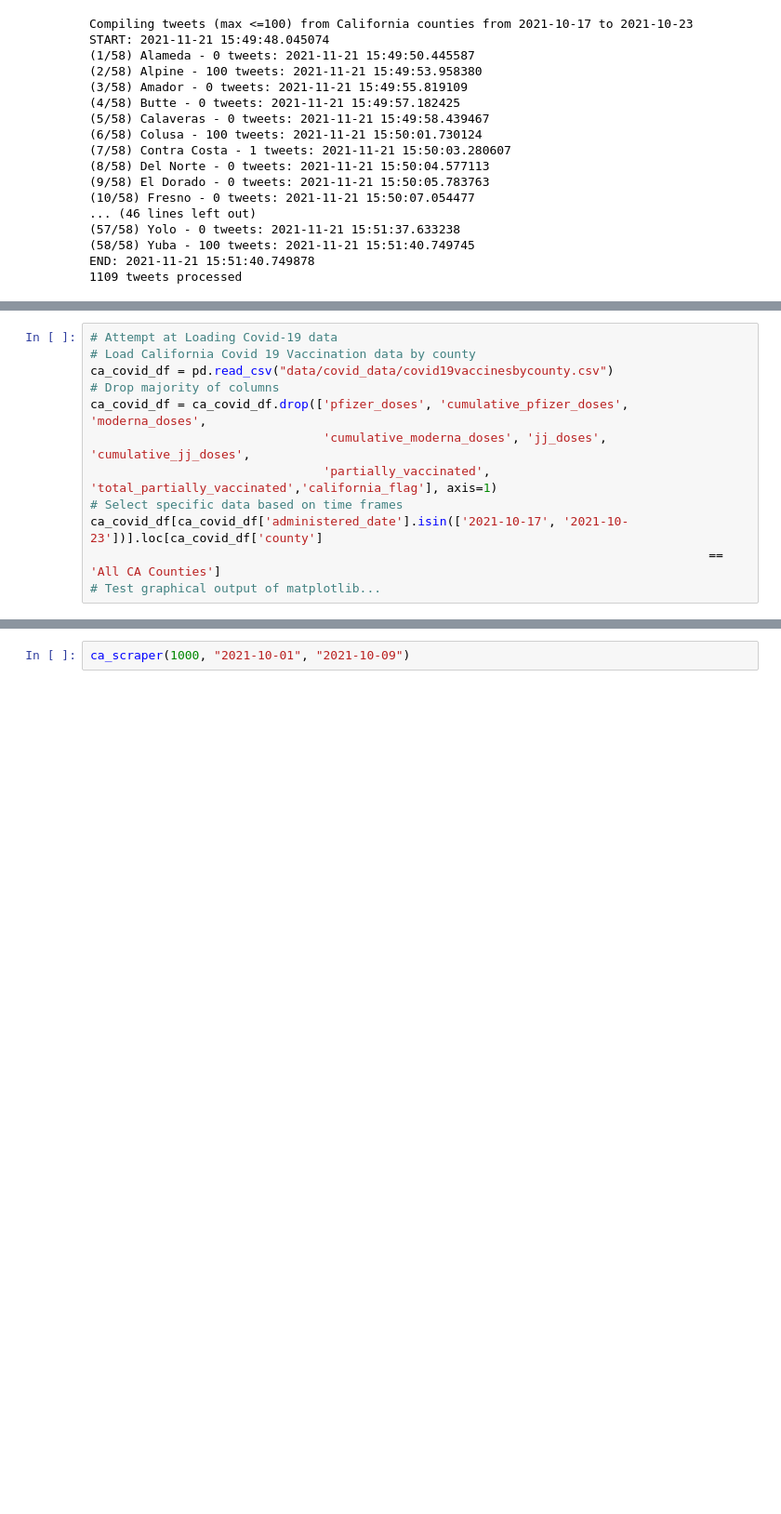
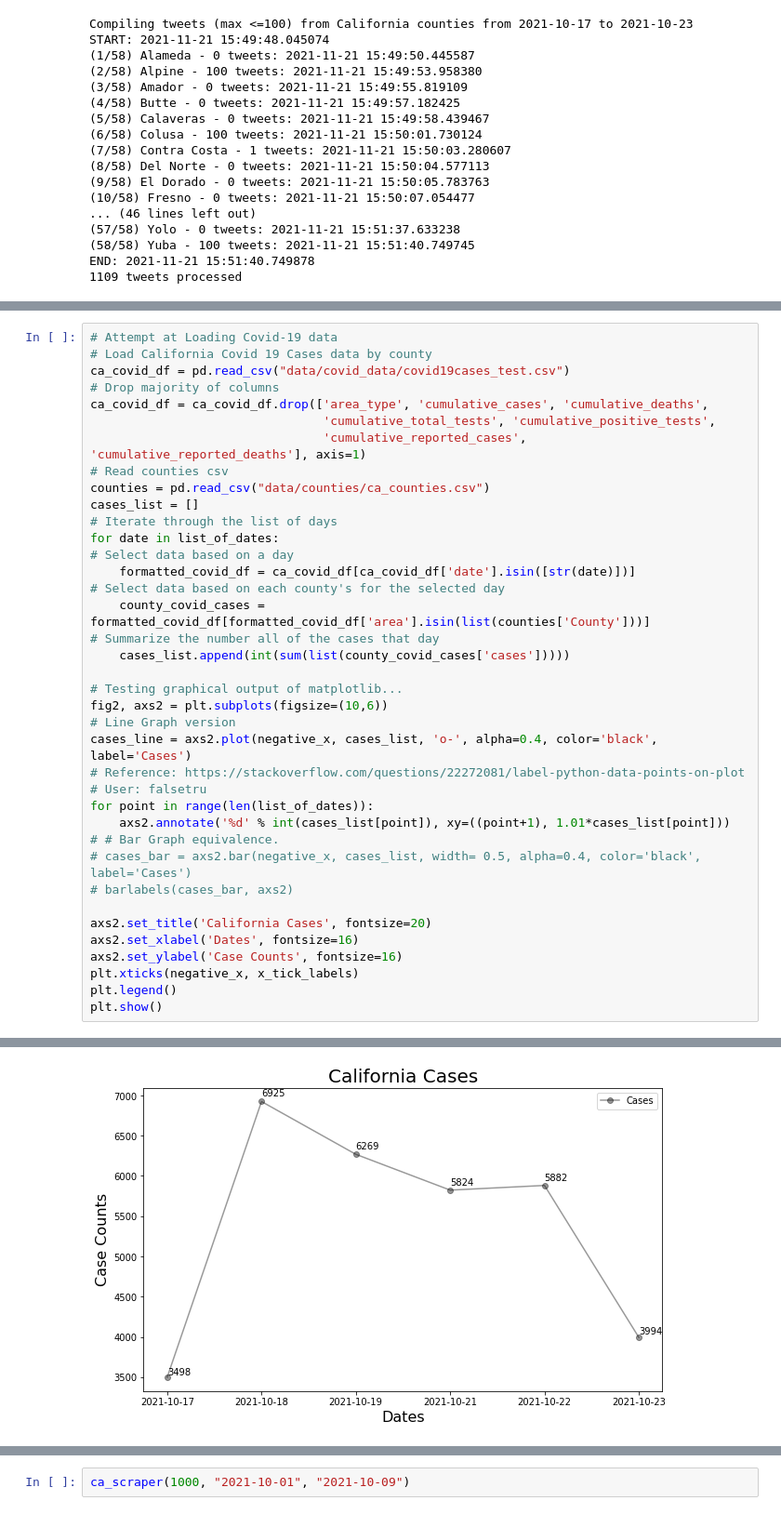
Before and after one commit to The-Processors/ics-438-final-project, a Jupyter notebook: Final Project.ipynb, the cells around one changed output, grey strips where cells are left out. Shown at 93% size. Saved outputs shown, nothing was run; the diff lists cells and outputs as text; blank space fills up the shorter version.

```diff
--- a/Final Project.ipynb
+++ b/Final Project.ipynb
@@ -281,13 +358,39 @@ test_ca_df
 # %%
 # Attempt at Loading Covid-19 data
-# Load California Covid 19 Vaccination data by county
-ca_covid_df = pd.read_csv("data/covid_data/covid19vaccinesbycounty.csv")
+# Load California Covid 19 Cases data by county
+ca_covid_df = pd.read_csv("data/covid_data/covid19cases_test.csv")
 # Drop majority of columns
-ca_covid_df = ca_covid_df.drop(['pfizer_doses', 'cumulative_pfizer_doses', 'moderna_doses',
-                                'cumulative_moderna_doses', 'jj_doses', 'cumulative_jj_doses',
-                                'partially_vaccinated', 'total_partially_vaccinated','california_flag'], axis=1)
-# Select specific data based on time frames
-ca_covid_df[ca_covid_df['administered_date'].isin(['2021-10-17', '2021-10-23'])].loc[ca_covid_df['county']
-                                                                                     == 'All CA Counties']
-# Test graphical output of matplotlib...
+ca_covid_df = ca_covid_df.drop(['area_type', 'cumulative_cases', 'cumulative_deaths',
+                                'cumulative_total_tests', 'cumulative_positive_tests',
+                                'cumulative_reported_cases', 'cumulative_reported_deaths'], axis=1)
+# Read counties csv
+counties = pd.read_csv("data/counties/ca_counties.csv")
+cases_list = []
+# Iterate through the list of days
+for date in list_of_dates:
+# Select data based on a day
+    formatted_covid_df = ca_covid_df[ca_covid_df['date'].isin([str(date)])]
+# Select data based on each county's for the selected day
+    county_covid_cases = formatted_covid_df[formatted_covid_df['area'].isin(list(counties['County']))]
+# Summarize the number all of the cases that day
+    cases_list.append(int(sum(list(county_covid_cases['cases']))))
+
+# Testing graphical output of matplotlib...
+fig2, axs2 = plt.subplots(figsize=(10,6))
+# Line Graph version
+cases_line = axs2.plot(negative_x, cases_list, 'o-', alpha=0.4, color='black', label='Cases')
+# Reference: https://stackoverflow.com/questions/22272081/label-python-data-points-on-plot
+# User: falsetru
+for point in range(len(list_of_dates)):
+    axs2.annotate('%d' % int(cases_list[point]), xy=((point+1), 1.01*cases_list[point]))
+# # Bar Graph equivalence.
+# cases_bar = axs2.bar(negative_x, cases_list, width= 0.5, alpha=0.4, color='black', label='Cases')
+# barlabels(cases_bar, axs2)
+
+axs2.set_title('California Cases', fontsize=20)
+axs2.set_xlabel('Dates', fontsize=16)
+axs2.set_ylabel('Case Counts', fontsize=16)
+plt.xticks(negative_x, x_tick_labels)
+plt.legend()
+plt.show()
 # %% [output]
@@ -296,0 +397 @@ ca_covid_df[ca_covid_df['administered_date'].isin(['2021-10-17', '2021-10-23'])]
+[figure, added]
```
Also changed, not shown: parts of 10 cells of this notebook, 3 other files.
